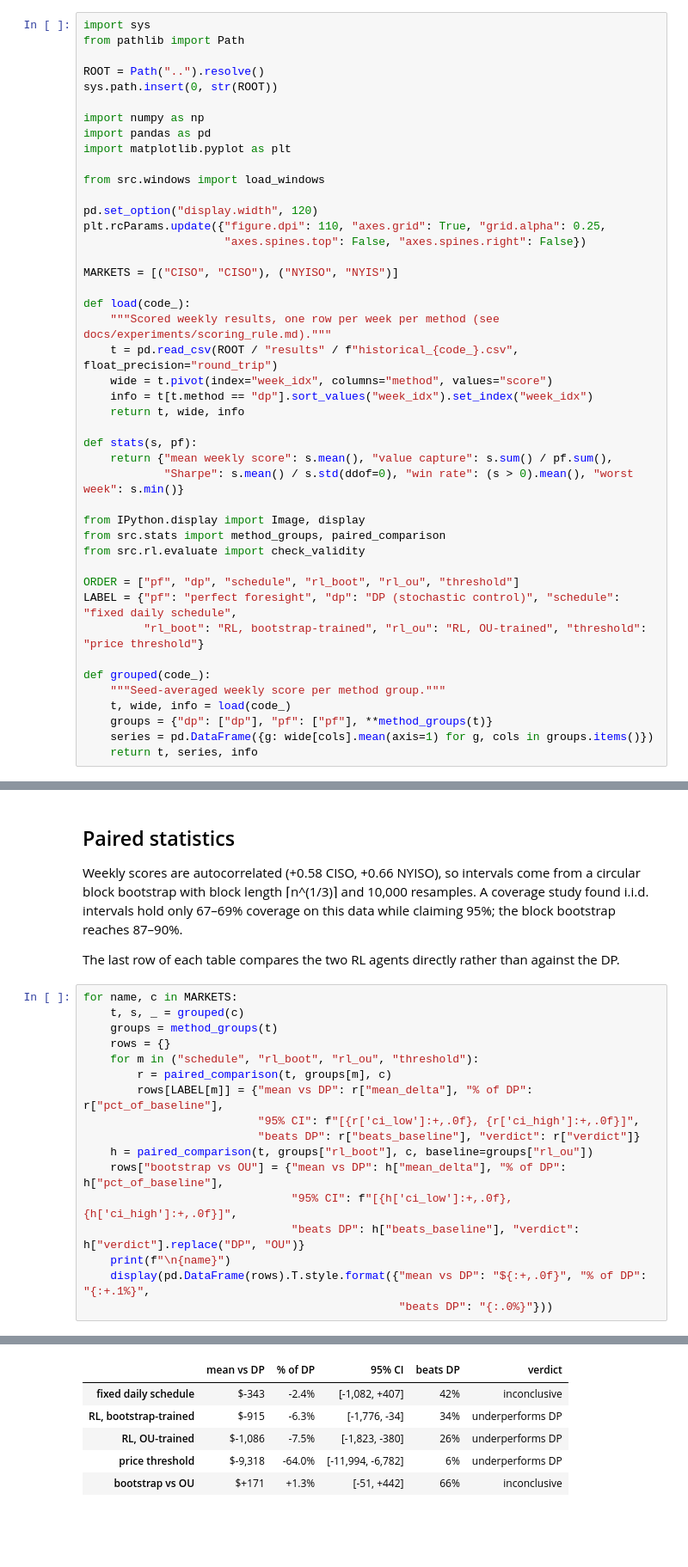
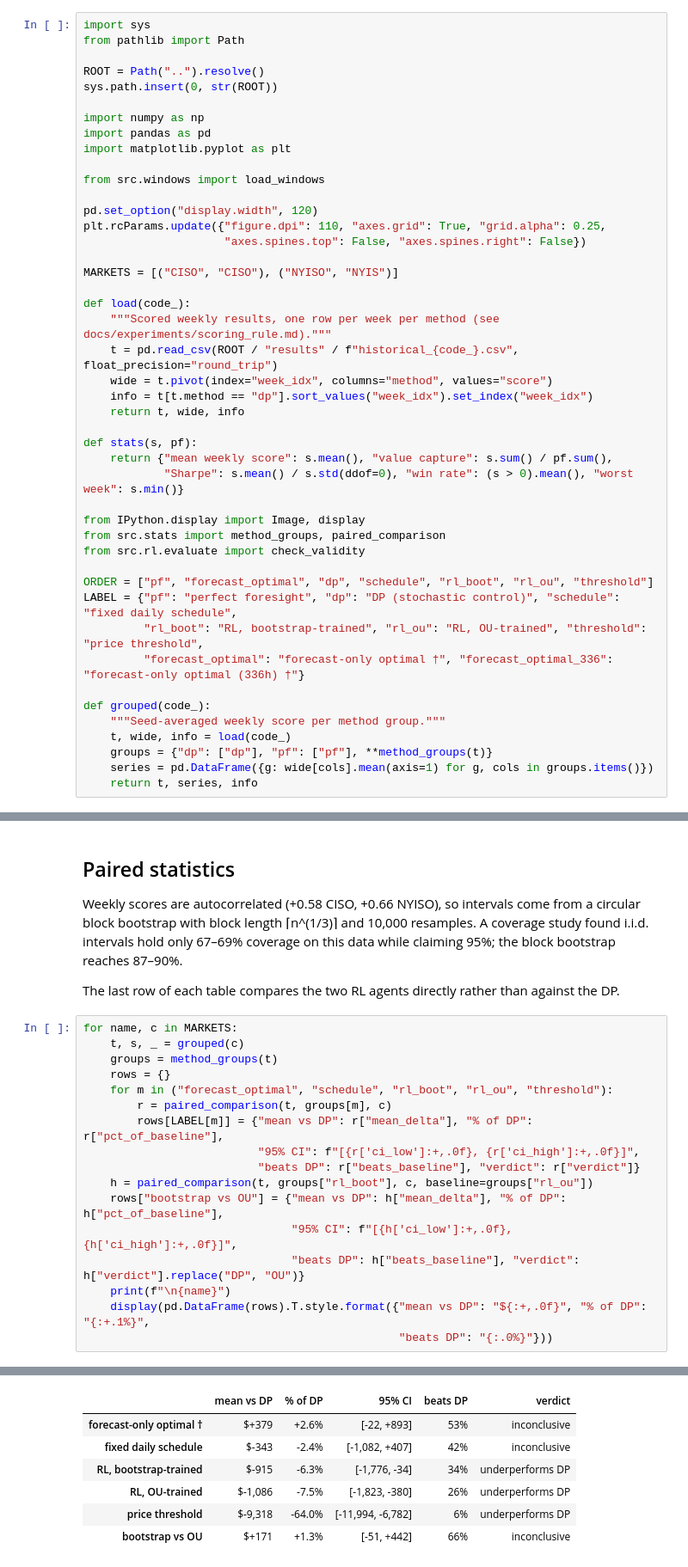
Before and after one commit to keltonmccormick18/Battery-storage-optimization, a Jupyter notebook: notebooks/04_rl.ipynb, the cells around one changed output, grey strips where cells are left out. Shown at 86% size. Cells and saved outputs as stored; diff of their text form; blank space fills up the shorter version.

```diff
--- a/notebooks/04_rl.ipynb
+++ b/notebooks/04_rl.ipynb
@@ -48,9 +48,10 @@ from IPython.display import Image, display
 from src.stats import method_groups, paired_comparison
 from src.rl.evaluate import check_validity
 
-ORDER = ["pf", "dp", "schedule", "rl_boot", "rl_ou", "threshold"]
+ORDER = ["pf", "forecast_optimal", "dp", "schedule", "rl_boot", "rl_ou", "threshold"]
 LABEL = {"pf": "perfect foresight", "dp": "DP (stochastic control)", "schedule": "fixed daily schedule",
-         "rl_boot": "RL, bootstrap-trained", "rl_ou": "RL, OU-trained", "threshold": "price threshold"}
+         "rl_boot": "RL, bootstrap-trained", "rl_ou": "RL, OU-trained", "threshold": "price threshold",
+         "forecast_optimal": "forecast-only optimal †", "forecast_optimal_336": "forecast-only optimal (336h) †"}
 
 def grouped(code_):
     """Seed-averaged weekly score per method group."""
@@ -97,23 +106,24 @@ The last row of each table compares the two RL agents directly rather than again
 # %%
 for name, c in MARKETS:
     t, s, _ = grouped(c)
     groups = method_groups(t)
     rows = {}
-    for m in ("schedule", "rl_boot", "rl_ou", "threshold"):
+    for m in ("forecast_optimal", "schedule", "rl_boot", "rl_ou", "threshold"):
         r = paired_comparison(t, groups[m], c)
         rows[LABEL[m]] = {"mean vs DP": r["mean_delta"], "% of DP": r["pct_of_baseline"],
                           "95% CI": f"[{r['ci_low']:+,.0f}, {r['ci_high']:+,.0f}]",
                           "beats DP": r["beats_baseline"], "verdict": r["verdict"]}
     h = paired_comparison(t, groups["rl_boot"], c, baseline=groups["rl_ou"])
     rows["bootstrap vs OU"] = {"mean vs DP": h["mean_delta"], "% of DP": h["pct_of_baseline"],
                                "95% CI": f"[{h['ci_low']:+,.0f}, {h['ci_high']:+,.0f}]",
                                "beats DP": h["beats_baseline"], "verdict": h["verdict"].replace("DP", "OU")}
     print(f"\n{name}")
     display(pd.DataFrame(rows).T.style.format({"mean vs DP": "${:+,.0f}", "% of DP": "{:+.1%}",
                                                "beats DP": "{:.0%}"}))
 # %% [output]
 CISO
 |  | mean vs DP | % of DP | 95% CI | beats DP | verdict |
+| forecast-only optimal † | $+379 | +2.6% | [-22, +893] | 53% | inconclusive |
 | fixed daily schedule | $-343 | -2.4% | [-1,082, +407] | 42% | inconclusive |
 | RL, bootstrap-trained | $-915 | -6.3% | [-1,776, -34] | 34% | underperforms DP |
 | RL, OU-trained | $-1,086 | -7.5% | [-1,823, -380] | 26% | underperforms DP |
```
Also changed, not shown: parts of 10 cells of this notebook, 30 other files.
